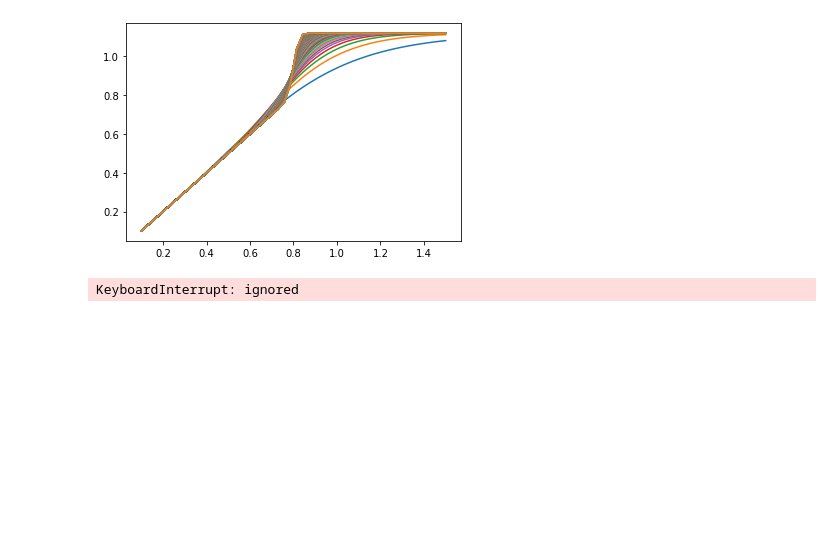
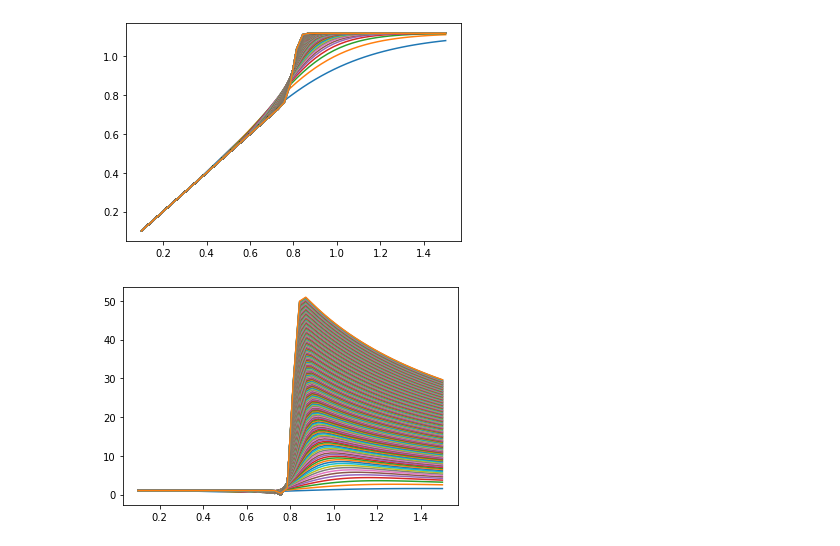
Before and after one commit to moo-337/moo, a Jupyter notebook: docs/get_started.ipynb, the cells around one changed output. Cells and saved outputs as stored; diff of their text form; code cells hidden in the pictures; blank space fills up the shorter version.

```diff
--- a/docs/get_started.ipynb
+++ b/docs/get_started.ipynb
@@ -101,10 +101,21 @@ def cash_or_nothing_C(S, K, T, sigma):
 def asset_or_nothing_P(S, K, T, sigma):
     return S*stats.norm.cdf(-(np.log(S/K)+(0.5*sigma**2)*T)/(sigma*np.sqrt(T)), 0, 1)
 
+def conC_delta(S, K, T, sigma):
+    return stats.norm.cdf((np.log(S/K)+(-0.5*sigma**2)*T)/(sigma*np.sqrt(T)), 0, 1) / (sigma*np.sqrt(T)*S)
+
+def aonP_delta(S, K, T, sigma):
+    return stats.norm.cdf(-(np.log(S/K)+(0.5*sigma**2)*T)/(sigma*np.sqrt(T)), 0, 1) - stats.norm.pdf(-(np.log(S/K)+(0.5*sigma**2)*T)/(sigma*np.sqrt(T)), 0, 1) / (sigma*np.sqrt(T))
+
 for i in range(N):
     plt.plot(x, (1+coupon)*cash_or_nothing_C(x, strike, T/(i+1), sigma) + asset_or_nothing_P(x, strike, T/(i+1), sigma))
 # %% [output]
 [figure]
+# %%
+for i in range(N):
+    plt.plot(x, (1+coupon)*conC_delta(x, strike, T/(i+1), sigma) + aonP_delta(x, strike, T/(i+1), sigma))
+# %% [output]
+[figure, added]
 # %%
 u = 1
 m = 1
@@ -158,8 +169,6 @@ for j in range(N):
     inputs = inputs + [incr]
     outputhelper = outputhelper + [strategyeval]
     price = pricenew
-# %% [output]
-KeyboardInterrupt: ignored
 # %%
 payoff = Lambda(payoff_f)(price)
 outputs = Subtract()([payoff, hedge])
```
Also changed, not shown: parts of 4 cells of this notebook.
